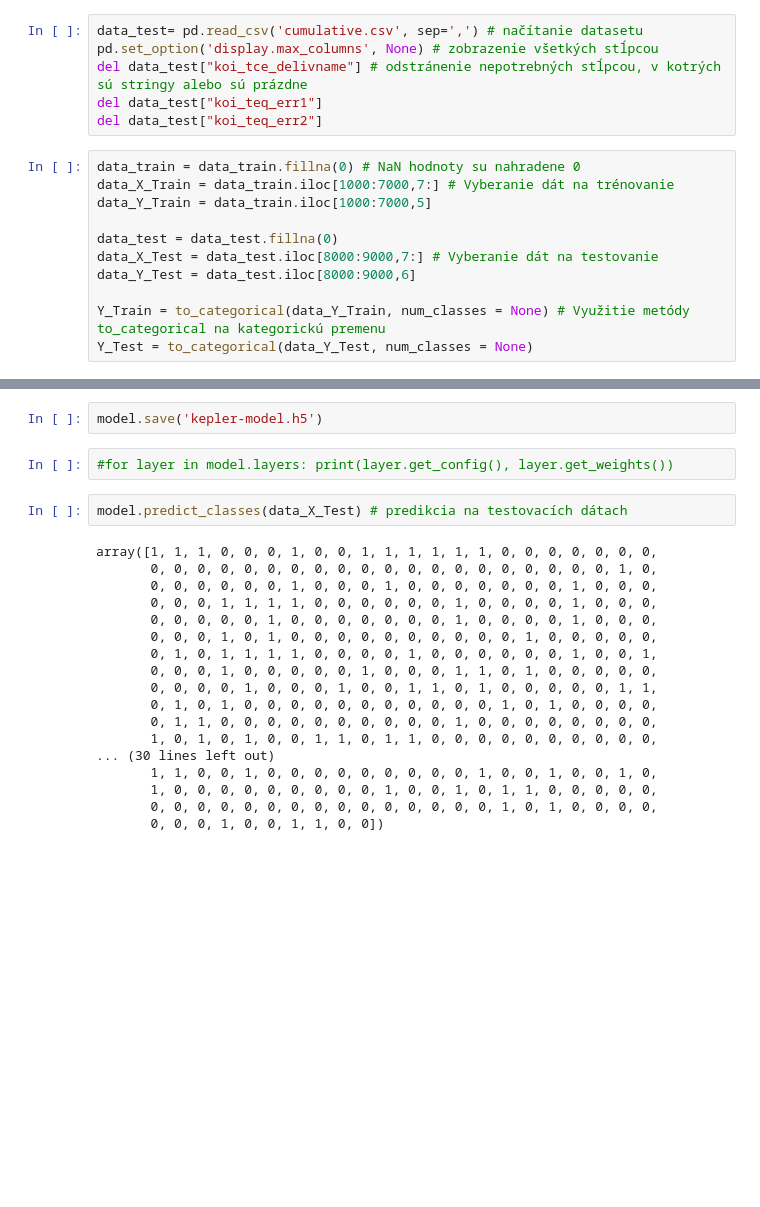
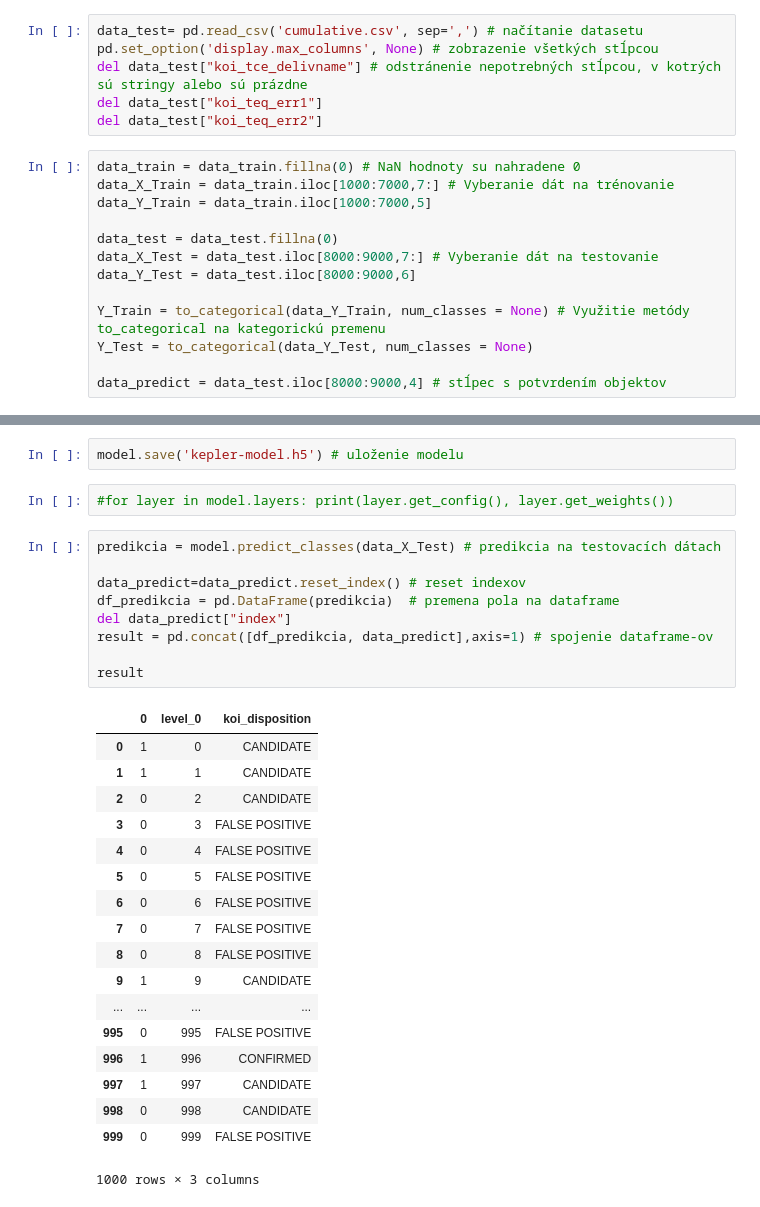
Before and after one commit to TiborBartos/Bartos_NS2019, a Jupyter notebook: Kepler_projekt.ipynb, the cells around one changed output, grey strips where cells are left out. Saved outputs shown, nothing was run; the diff lists cells and outputs as text; blank space fills up the shorter version.

Commit message:
Pridané komentáre k programu, popísaný perceptron a model NS

```diff
--- a/Kepler_projekt.ipynb
+++ b/Kepler_projekt.ipynb
@@ -56,6 +37,8 @@ data_Y_Test = data_test.iloc[8000:9000,6]
 
 Y_Train = to_categorical(data_Y_Train, num_classes = None) # Využitie metódy to_categorical na kategorickú premenu
 Y_Test = to_categorical(data_Y_Test, num_classes = None)
+
+data_predict = data_test.iloc[8000:9000,4] # stĺpec s potvrdením objektov
 # %%
 model = Sequential()
 model.add(Dense(20, input_dim=40, kernel_initializer="uniform", activation='tanh')) # Vstupná vrstva má 20 neurónov a aktivačnú funkciu tanh
@@ -76,27 +59,35 @@ Accuracy: 92.00%
 # %%
-model.save('kepler-model.h5')
+model.save('kepler-model.h5') # uloženie modelu
 # %%
 #for layer in model.layers: print(layer.get_config(), layer.get_weights())
-# %%
-model.predict_classes(data_X_Test) # predikcia na testovacích dátach
-# %% [output]
-array([1, 1, 1, 0, 0, 0, 1, 0, 0, 1, 1, 1, 1, 1, 1, 0, 0, 0, 0, 0, 0, 0,
-       0, 0, 0, 0, 0, 0, 0, 0, 0, 0, 0, 0, 0, 0, 0, 0, 0, 0, 0, 0, 1, 0,
-       0, 0, 0, 0, 0, 0, 1, 0, 0, 0, 1, 0, 0, 0, 0, 0, 0, 0, 1, 0, 0, 0,
-       0, 0, 0, 1, 1, 1, 1, 0, 0, 0, 0, 0, 0, 1, 0, 0, 0, 0, 1, 0, 0, 0,
-       0, 0, 0, 0, 0, 1, 0, 0, 0, 0, 0, 0, 0, 1, 0, 0, 0, 0, 1, 0, 0, 0,
-       0, 0, 0, 1, 0, 1, 0, 0, 0, 0, 0, 0, 0, 0, 0, 0, 1, 0, 0, 0, 0, 0,
-       0, 1, 0, 1, 1, 1, 1, 0, 0, 0, 0, 1, 0, 0, 0, 0, 0, 0, 1, 0, 0, 1,
-       0, 0, 0, 1, 0, 0, 0, 0, 0, 1, 0, 0, 0, 1, 1, 0, 1, 0, 0, 0, 0, 0,
-       0, 0, 0, 0, 1, 0, 0, 0, 1, 0, 0, 1, 1, 0, 1, 0, 0, 0, 0, 0, 1, 1,
-       0, 1, 0, 1, 0, 0, 0, 0, 0, 0, 0, 0, 0, 0, 0, 1, 0, 1, 0, 0, 0, 0,
-       0, 1, 1, 0, 0, 0, 0, 0, 0, 0, 0, 0, 0, 1, 0, 0, 0, 0, 0, 0, 0, 0,
-       1, 0, 1, 0, 1, 0, 0, 1, 1, 0, 1, 1, 0, 0, 0, 0, 0, 0, 0, 0, 0, 0,
-... (30 lines left out)
-       1, 1, 0, 0, 1, 0, 0, 0, 0, 0, 0, 0, 0, 0, 1, 0, 0, 1, 0, 0, 1, 0,
-       1, 0, 0, 0, 0, 0, 0, 0, 0, 0, 1, 0, 0, 1, 0, 1, 1, 0, 0, 0, 0, 0,
-       0, 0, 0, 0, 0, 0, 0, 0, 0, 0, 0, 0, 0, 0, 0, 1, 0, 1, 0, 0, 0, 0,
-       0, 0, 0, 1, 0, 0, 1, 1, 0, 0])
+# %%
+predikcia = model.predict_classes(data_X_Test) # predikcia na testovacích dátach
+
+data_predict=data_predict.reset_index() # reset indexov
+df_predikcia = pd.DataFrame(predikcia)  # premena pola na dataframe
+del data_predict["index"]
+result = pd.concat([df_predikcia, data_predict],axis=1) # spojenie dataframe-ov
+
+result
+# %% [output]
+|  | 0 | level_0 | koi_disposition |
+| 0 | 1 | 0 | CANDIDATE |
+| 1 | 1 | 1 | CANDIDATE |
+| 2 | 0 | 2 | CANDIDATE |
+| 3 | 0 | 3 | FALSE POSITIVE |
+| 4 | 0 | 4 | FALSE POSITIVE |
+| 5 | 0 | 5 | FALSE POSITIVE |
+| 6 | 0 | 6 | FALSE POSITIVE |
+| 7 | 0 | 7 | FALSE POSITIVE |
+| 8 | 0 | 8 | FALSE POSITIVE |
+| 9 | 1 | 9 | CANDIDATE |
+| ... | ... | ... | ... |
+| 995 | 0 | 995 | FALSE POSITIVE |
+| 996 | 1 | 996 | CONFIRMED |
+| 997 | 1 | 997 | CANDIDATE |
+| 998 | 0 | 998 | CANDIDATE |
+| 999 | 0 | 999 | FALSE POSITIVE |
+1000 rows × 3 columns
 # %%
 plt.plot(learning.history['acc']) # graf znázorňujúci presnosť modelu
 plt.title('Model Accuracy')
```
Also changed, not shown: parts of 5 cells of this notebook, 2 other files.
